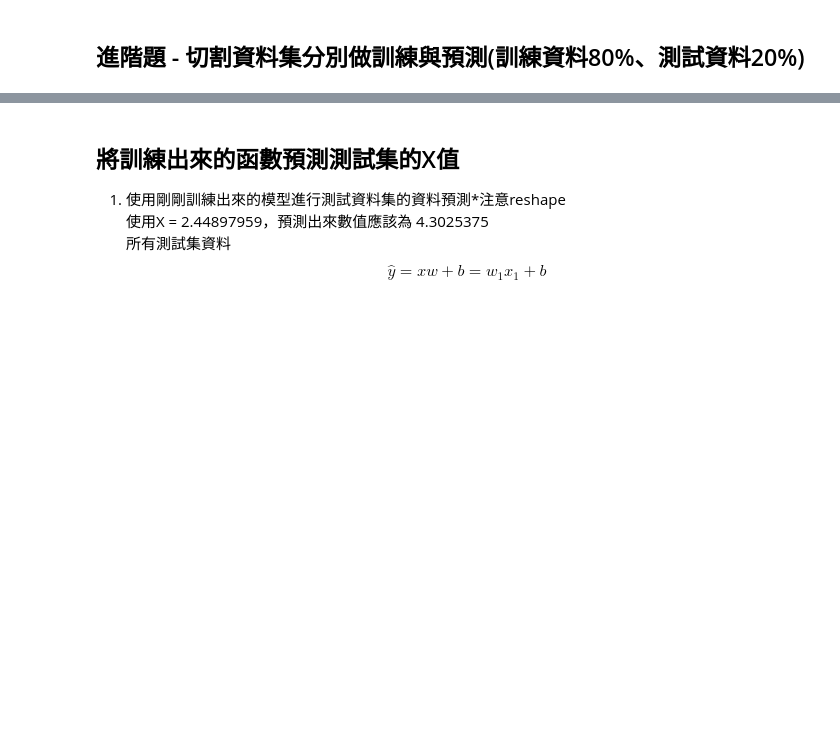
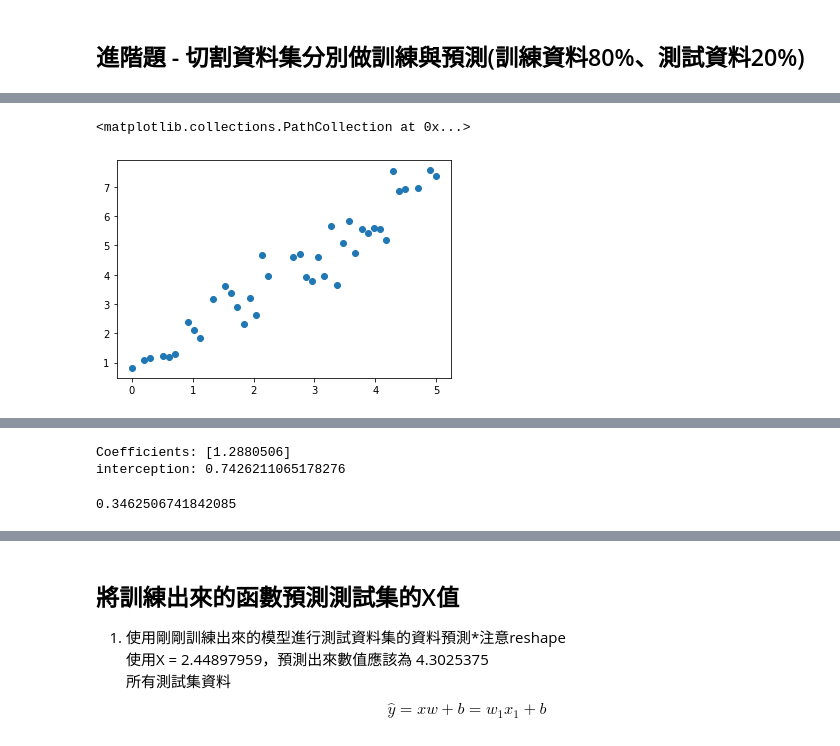
Before and after one commit to lyhstat/IMLP, a Jupyter notebook: Linear_Regression_HW.ipynb, the cells around one changed output, grey strips where cells are left out. Cells and saved outputs as stored; diff of their text form; code cells hidden in the pictures; blank space fills up the shorter version.

```diff
--- a/Linear_Regression_HW.ipynb
+++ b/Linear_Regression_HW.ipynb
@@ -116,0 +120,5 @@ y = np.array([ 0.85848224, -0.10657947,  1.42771901,  0.53554778,  1.20216826,
+# %%
+x = np.linspace(0,5,50)
+y= 1.2*x +0.8+0.6*np.random.randn(50)
+x_train, x_test, y_train, y_test = train_test_split(x, y, test_size=0.2, random_state=20)
+print(x_train)
@@ -117,6 +146,26 @@ y = np.array([ 0.85848224, -0.10657947,  1.42771901,  0.53554778,  1.20216826,
+# %%
+plt.scatter(x_train, y_train)
+# %% [output]
+<matplotlib.collections.PathCollection at 0x...>
+[figure, added]
 # %% [markdown]
 ## 用訓練資料來 fit 函數
 1. 只用訓練資料集的資料進行linear regression演算法<br>
 2. 並計算出訓練階段的MSE
 3. 畫出目標點(藍色)與預測點(紅色)的對應圖
 ![](images/LR_train.PNG)
+# %%
+regr = LinearRegression()
+X_train = x_train.reshape(-1,1)
+regr.fit(X_train,y_train)
+print('Coefficients:',regr.coef_)
+print('interception:',regr.intercept_)
+Y_train = regr.predict(X_train)
+# %% [output]
+Coefficients: [1.2880506]
+interception: 0.7426211065178276
+# %%
+mse = np.sum((Y_train-y_train)**2)/len(y_train)
+print(mse)
+# %% [output]
+0.3462506741842085
```
Also changed, not shown: parts of 8 cells of this notebook.
